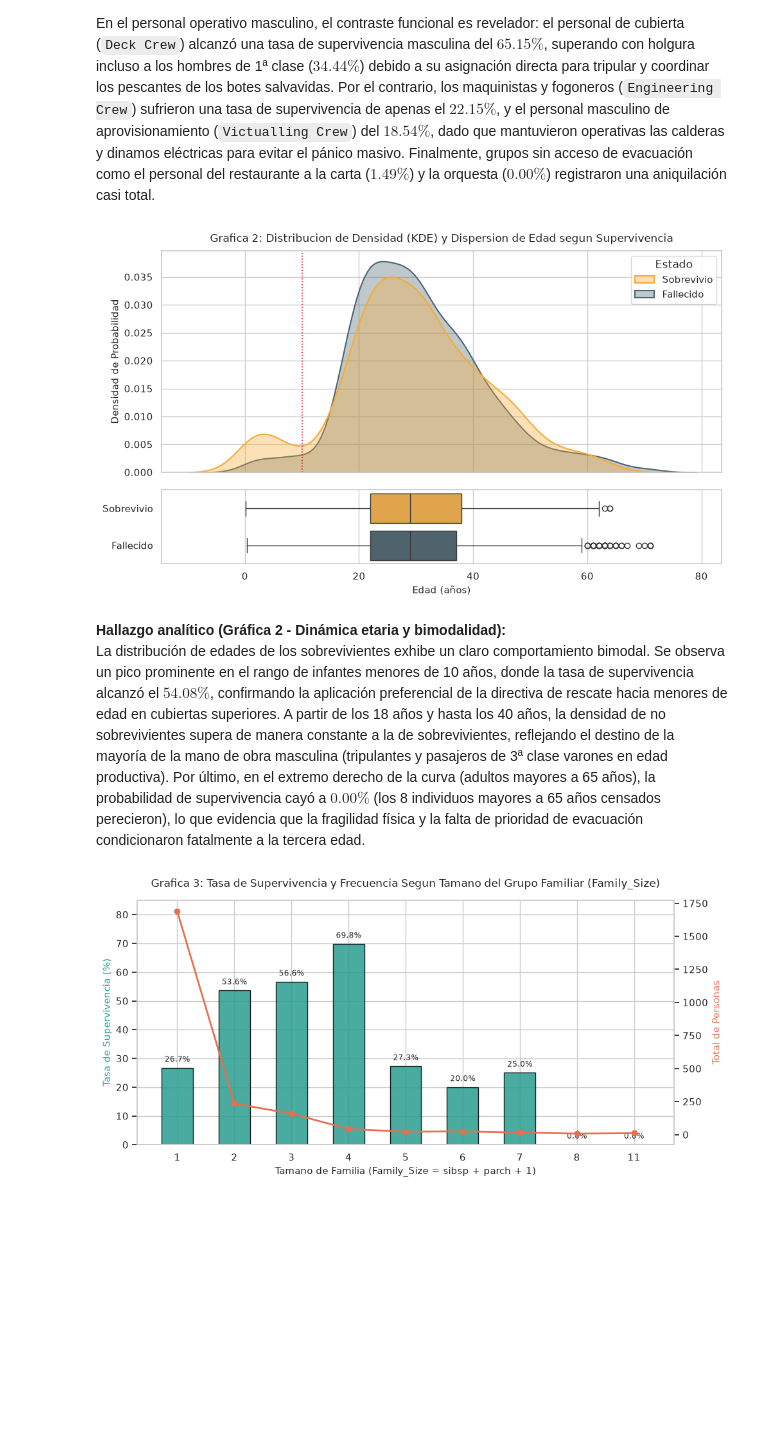
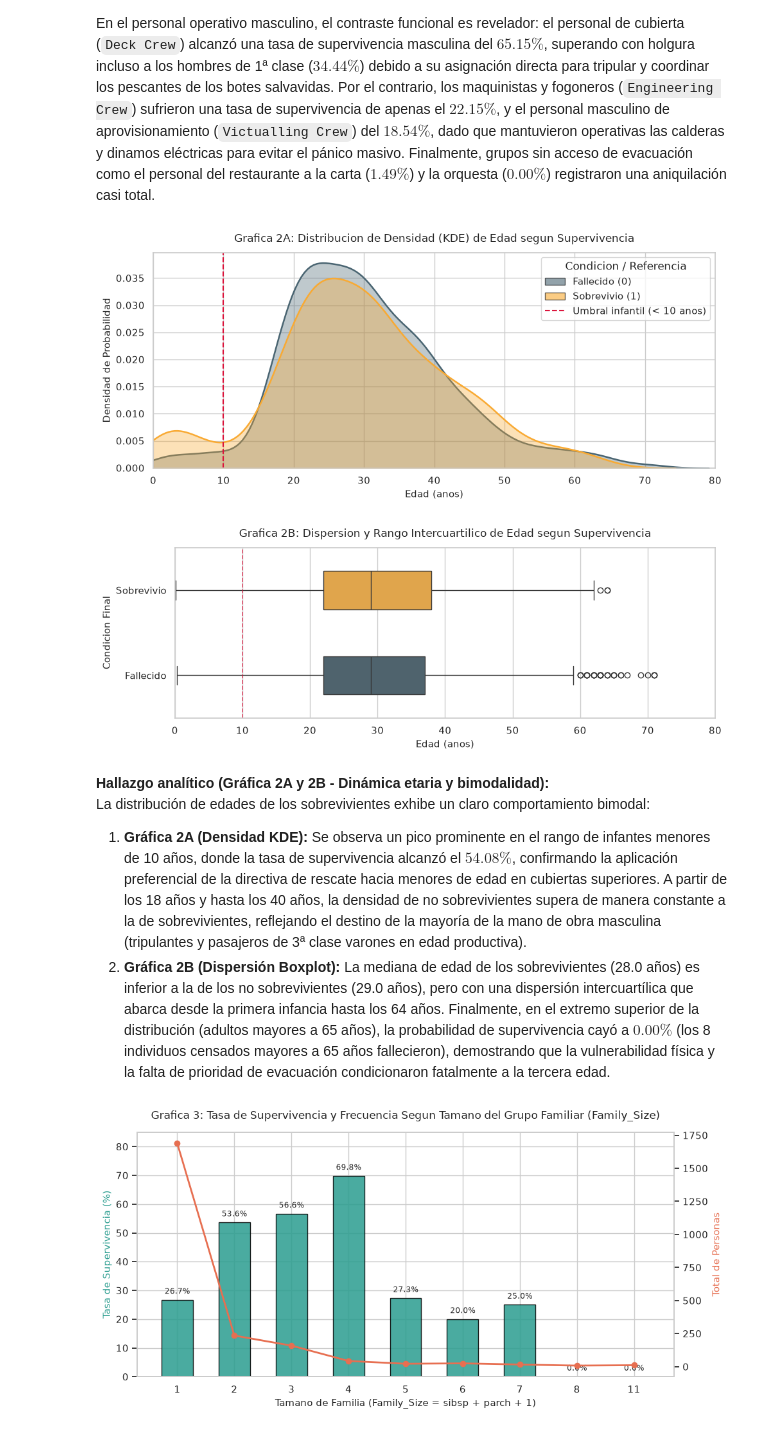
Before and after one commit to asterKnt/dataSci-proyecto01, a Jupyter notebook: P1-Aguilar.ipynb, the cells around one changed output. Saved outputs shown, nothing was run; the diff lists cells and outputs as text; code cells hidden in the pictures; blank space fills up the shorter version.

Commit message:
exploracion segundaria descartada

```diff
--- a/P1-Aguilar.ipynb
+++ b/P1-Aguilar.ipynb
@@ -430,49 +430,78 @@ plt.show()
 La regla marítima protocolaria de "mujeres y niños primero" tuvo un cumplimiento extraordinariamente asimétrico en función de la estratificación socioeconómica y el departamento de servicio. En mujeres civiles de 1ª clase ($96.53\%$) y 2ª clase ($88.68\%$), el salvamento fue prácticamente universal. En agudo contraste, la tasa de supervivencia para mujeres de 3ª clase se desplomó al $49.07\%$, lo que indica que más de la mitad de las pasajeras pobres perecieron debido a la segregación espacial bajo cubiertas inferiores y a barreras lingüísticas.
 En el personal operativo masculino, el contraste funcional es revelador: el personal de cubierta (`Deck Crew`) alcanzó una tasa de supervivencia masculina del $65.15\%$, superando con holgura incluso a los hombres de 1ª clase ($34.44\%$) debido a su asignación directa para tripular y coordinar los pescantes de los botes salvavidas. Por el contrario, los maquinistas y fogoneros (`Engineering Crew`) sufrieron una tasa de supervivencia de apenas el $22.15\%$, y el personal masculino de aprovisionamiento (`Victualling Crew`) del $18.54\%$, dado que mantuvieron operativas las calderas y dinamos eléctricas para evitar el pánico masivo. Finalmente, grupos sin acceso de evacuación como el personal del restaurante a la carta ($1.49\%$) y la orquesta ($0.00\%$) registraron una aniquilación casi total.
 # %%
-# Grafica 2: Distribucion de edad segmentada por Survived
+# Grafica 2: Distribucion de edad segmentada por Survived (Dividida en 2A y 2B)
+from matplotlib.patches import Patch
+from matplotlib.lines import Line2D
+
 df_plot_age = df.copy()
 df_plot_age['Estado'] = df_plot_age['Survived'].map({0: 'Fallecido', 1: 'Sobrevivio'})
-
-fig, (ax_kde, ax_box) = plt.subplots(2, 1, figsize=(10, 6), sharex=True, gridspec_kw={'height_ratios': [3, 1]})
-
 palette_estado = {'Fallecido': '#4A6572', 'Sobrevivio': '#F9AA33'}
 
-# KDE plot
+# --- GRAFICA 2A: Distribucion de Densidad (KDE) ---
+fig, ax_kde = plt.subplots(figsize=(10, 4.5))
+
 sns.kdeplot(
     data=df_plot_age,
     x='Age',
     hue='Estado',
     common_norm=False,
     palette=palette_estado,
     fill=True,
     alpha=0.35,
-    linewidth=1.5,
+    linewidth=1.8,
     ax=ax_kde
 )
-ax_kde.axvline(10, color='crimson', linestyle=':', linewidth=1.2, label='Umbral infantil (10 años)')
-ax_kde.set_title('Grafica 2: Distribucion de Densidad (KDE) y Dispersion de Edad segun Supervivencia', fontsize=12, pad=10)
+ax_kde.axvline(10, color='crimson', linestyle='--', linewidth=1.5)
+
+ax_kde.set_title('Grafica 2A: Distribucion de Densidad (KDE) de Edad segun Supervivencia', fontsize=12, pad=12)
+ax_kde.set_xlabel('Edad (anos)', fontsize=11)
 ax_kde.set_ylabel('Densidad de Probabilidad', fontsize=11)
+ax_kde.set_xlim(0, 80)
+ax_kde.set_xticks(range(0, 85, 10))
 
-# Boxplot horizontal comparativo
+# Leyenda explicita para garantizar visibilidad total de todas las etiquetas
+legend_elements_kde = [
+    Patch(facecolor='#4A6572', edgecolor='black', alpha=0.6, label='Fallecido (0)'),
+    Patch(facecolor='#F9AA33', edgecolor='black', alpha=0.6, label='Sobrevivio (1)'),
+    Line2D([0], [0], color='crimson', linestyle='--', linewidth=1.5, label='Umbral infantil (< 10 anos)')
+]
+ax_kde.legend(handles=legend_elements_kde, title='Condicion / Referencia', loc='upper right', frameon=True)
+
+plt.tight_layout()
+plt.show()
+
+# --- GRAFICA 2B: Dispersion y Cuartiles (Boxplot) ---
+fig, ax_box = plt.subplots(figsize=(10, 3.8))
+
 sns.boxplot(
     data=df_plot_age,
     x='Age',
     y='Estado',
     hue='Estado',
     palette=palette_estado,
     legend=False,
+    width=0.45,
     ax=ax_box
 )
-ax_box.set_xlabel('Edad (años)', fontsize=11)
-ax_box.set_ylabel('')
+ax_box.axvline(10, color='crimson', linestyle='--', linewidth=1.2, alpha=0.7)
 
+ax_box.set_title('Grafica 2B: Dispersion y Rango Intercuartilico de Edad segun Supervivencia', fontsize=12, pad=12)
+ax_box.set_xlabel('Edad (anos)', fontsize=11)
+ax_box.set_ylabel('Condicion Final', fontsize=11)
+ax_box.set_xlim(0, 80)
+ax_box.set_xticks(range(0, 85, 10))
+
+plt.tight_layout()
 plt.show()
 # %% [output]
-[figure, old version]
+[figure, new version]
+[figure, added]
 # %% [markdown]
-**Hallazgo analítico (Gráfica 2 - Dinámica etaria y bimodalidad):**
-La distribución de edades de los sobrevivientes exhibe un claro comportamiento bimodal. Se observa un pico prominente en el rango de infantes menores de 10 años, donde la tasa de supervivencia alcanzó el $54.08\%$, confirmando la aplicación preferencial de la directiva de rescate hacia menores de edad en cubiertas superiores. A partir de los 18 años y hasta los 40 años, la densidad de no sobrevivientes supera de manera constante a la de sobrevivientes, reflejando el destino de la mayoría de la mano de obra masculina (tripulantes y pasajeros de 3ª clase varones en edad productiva). Por último, en el extremo derecho de la curva (adultos mayores a 65 años), la probabilidad de supervivencia cayó a $0.00\%$ (los 8 individuos mayores a 65 años censados perecieron), lo que evidencia que la fragilidad física y la falta de prioridad de evacuación condicionaron fatalmente a la tercera edad.
+**Hallazgo analítico (Gráfica 2A y 2B - Dinámica etaria y bimodalidad):**
+La distribución de edades de los sobrevivientes exhibe un claro comportamiento bimodal:
+1. **Gráfica 2A (Densidad KDE):** Se observa un pico prominente en el rango de infantes menores de 10 años, donde la tasa de supervivencia alcanzó el $54.08\%$, confirmando la aplicación preferencial de la directiva de rescate hacia menores de edad en cubiertas superiores. A partir de los 18 años y hasta los 40 años, la densidad de no sobrevivientes supera de manera constante a la de sobrevivientes, reflejando el destino de la mayoría de la mano de obra masculina (tripulantes y pasajeros de 3ª clase varones en edad productiva).
+2. **Gráfica 2B (Dispersión Boxplot):** La mediana de edad de los sobrevivientes (28.0 años) es inferior a la de los no sobrevivientes (29.0 años), pero con una dispersión intercuartílica que abarca desde la primera infancia hasta los 64 años. Finalmente, en el extremo superior de la distribución (adultos mayores a 65 años), la probabilidad de supervivencia cayó a $0.00\%$ (los 8 individuos censados mayores a 65 años fallecieron), demostrando que la vulnerabilidad física y la falta de prioridad de evacuación condicionaron fatalmente a la tercera edad.
 # %%
 # Construccion temporal de Family_Size para el analisis bivariado
 # Nota: La transformacion definitiva se integrara formalmente en el Pipeline
```
Also changed, not shown: parts of 8 cells of this notebook.
